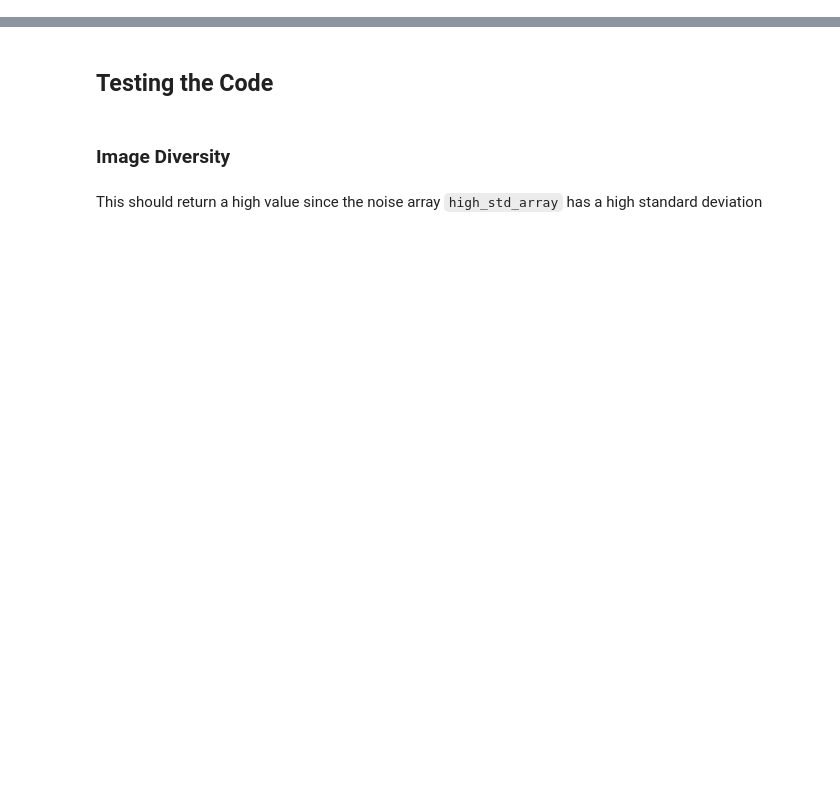
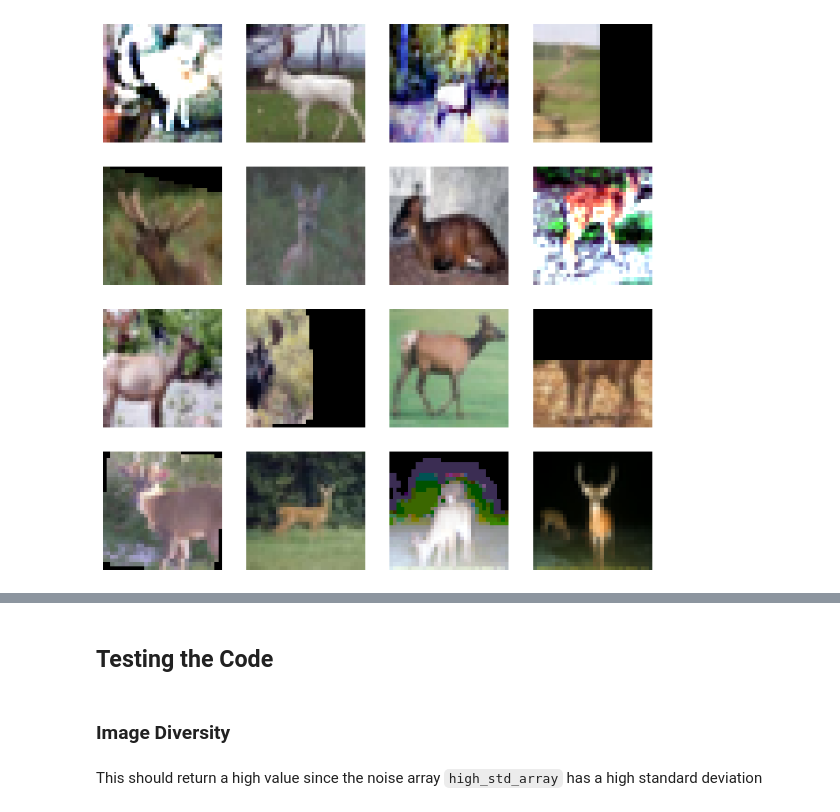
Before and after one commit to zseda/From-Duplication-to-Diversification-GANs, a Jupyter notebook: metric_notebook.ipynb, the cells around one changed output, grey strips where cells are left out. Cells and saved outputs as stored; diff of their text form; code cells hidden in the pictures; blank space fills up the shorter version.

```diff
--- a/metric_notebook.ipynb
+++ b/metric_notebook.ipynb
@@ -42,0 +80,4 @@ show_imgs(sample_imgs)
+# %%
+show_imgs(augmented_image_tensors)
+# %% [output]
+[figure, added]
```
Also changed, not shown: parts of 22 cells of this notebook.
